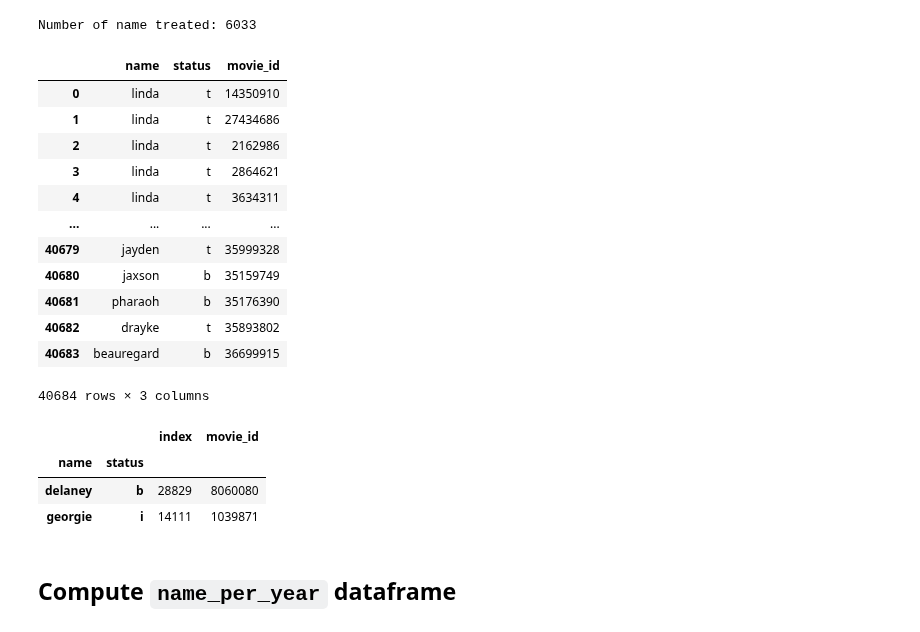
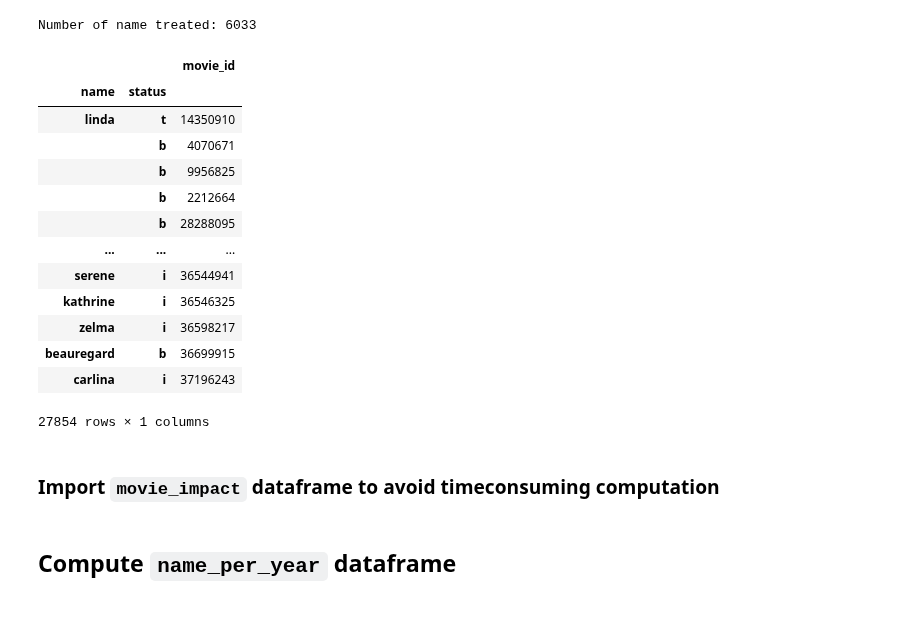
Before and after one commit to epfl-ada/ada-2023-project-abadakor, a Jupyter notebook: data/get_data_for_website.ipynb, the cells around one changed output. Drawn from its saved outputs; the diff is of its cells as text; code cells hidden in the pictures.

```diff
--- a/data/get_data_for_website.ipynb
+++ b/data/get_data_for_website.ipynb
@@ -238,29 +257,28 @@ Number of name treated: 6033
 # %%
 # movie_impact_df.set_index(['name', 'status'], inplace=True)
 display(movie_impact_df)
+
 # Export DataFrame to a CSV file in the processed data folder
-movie_impact_df.reset_index().sort_values(by=['name', 'status']).to_csv(os.path.join(processed_website_data_folder, 'movie_impact.csv'), index=False)
+# movie_impact_df.reset_index(drop=True).sort_values(by=['name', 'status']).to_csv(os.path.join(processed_website_data_folder, 'movie_impact.csv'), index=False)
 # %% [output]
-|  | name | status | movie_id |
-| 0 | linda | t | 14350910 |
-| 1 | linda | t | 27434686 |
-| 2 | linda | t | 2162986 |
-| 3 | linda | t | 2864621 |
-| 4 | linda | t | 3634311 |
-| ... | ... | ... | ... |
-| 40679 | jayden | t | 35999328 |
-| 40680 | jaxson | b | 35159749 |
-| 40681 | pharaoh | b | 35176390 |
-| 40682 | drayke | t | 35893802 |
-| 40683 | beauregard | b | 36699915 |
+|  |  | movie_id |
+| name | status |  |
+| linda | t | 14350910 |
+|  | b | 4070671 |
+|  | b | 9956825 |
+|  | b | 2212664 |
+|  | b | 28288095 |
+| ... | ... | ... |
+| serene | i | 36544941 |
+| kathrine | i | 36546325 |
+| zelma | i | 36598217 |
+| beauregard | b | 36699915 |
+| carlina | i | 37196243 |
-40684 rows × 3 columns
+27854 rows × 1 columns
+# %% [markdown]
+### Import `movie_impact` dataframe to avoid timeconsuming computation
 # %%
 # import the movie_impact_df to avoid the time-consuming computation of movie_impact_df
 imported_movie_impact_df = pd.read_csv(os.path.join(processed_website_data_folder, 'movie_impact.csv'))
 imported_movie_impact_df.set_index(['name', 'status'], inplace=True)
-display(imported_movie_impact_df.sample(2))
+display(imported_movie_impact_df)
-# %% [output]
-|  |  | index | movie_id |
-| name | status |  |  |
-| delaney | b | 28829 | 8060080 |
-| georgie | i | 14111 | 1039871 |
```
Also changed, not shown: parts of 30 cells of this notebook, 11 other files.
